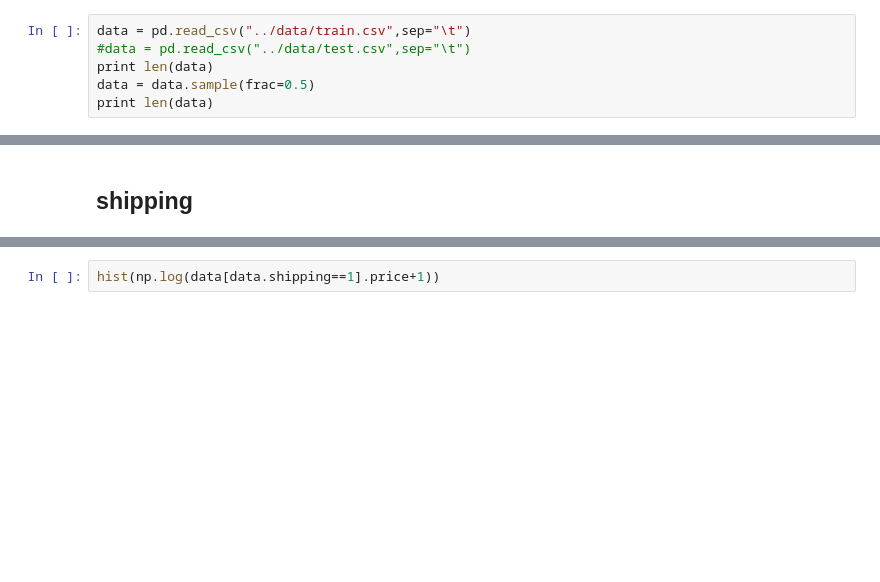
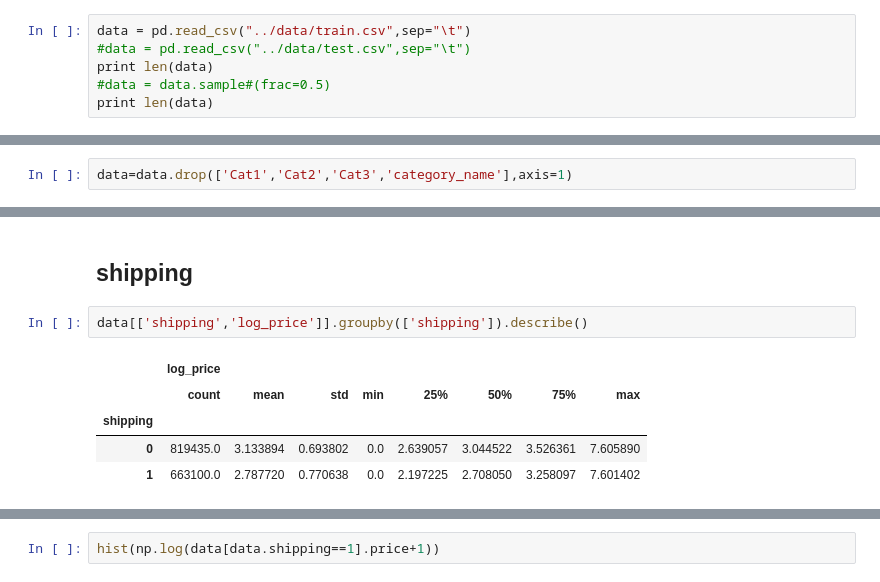
Before and after one commit to divayjindal95/DataScience, a Jupyter notebook: MercariPrize/scripts/eda_level1.ipynb, the cells around one changed output, grey strips where cells are left out. Cells and saved outputs as stored; diff of their text form; blank space fills up the shorter version.

Commit message:
shipping

```diff
--- a/MercariPrize/scripts/eda_level1.ipynb
+++ b/MercariPrize/scripts/eda_level1.ipynb
@@ -7,5 +17,5 @@ from pylab import plot,show,hist,bar
 data = pd.read_csv("../data/train.csv",sep="\t")
 #data = pd.read_csv("../data/test.csv",sep="\t")
 print len(data)
-data = data.sample(frac=0.5)
+#data = data.sample#(frac=0.5)
 print len(data)
@@ -100,6 +130,8 @@ data['mean_Cat2']=map(lambda x:cat2_rv_dict[x],data.Cat2)
 cat3_rv=data[['log_price','Cat3']].groupby(['Cat3']).describe()
 cat3_rv_dict = dict(zip(cat3_rv['log_price']['mean'].index,cat3_rv['log_price']['mean']))
 data['mean_Cat3']=map(lambda x:cat3_rv_dict[x],data.Cat3)
+# %%
+data=data.drop(['Cat1','Cat2','Cat3','category_name'],axis=1)
 # %%
 print data.head()
 # %% [markdown]
@@ -133,5 +165,13 @@ plot(xrange(870),data[['price','Cat3']].groupby(['Cat3']).median())
 .
 # %% [markdown]
 ##  shipping
+# %%
+data[['shipping','log_price']].groupby(['shipping']).describe()
+# %% [output]
+|  | log_price |  |  |  |  |  |  |  |
+|  | count | mean | std | min | 25% | 50% | 75% | max |
+| shipping |  |  |  |  |  |  |  |  |
+| 0 | 819435.0 | 3.133894 | 0.693802 | 0.0 | 2.639057 | 3.044522 | 3.526361 | 7.605890 |
+| 1 | 663100.0 | 2.787720 | 0.770638 | 0.0 | 2.197225 | 2.708050 | 3.258097 | 7.601402 |
 # %%
 data[['shipping','price']].groupby(['shipping']).describe()
```
Also changed, not shown: parts of 38 cells of this notebook.
